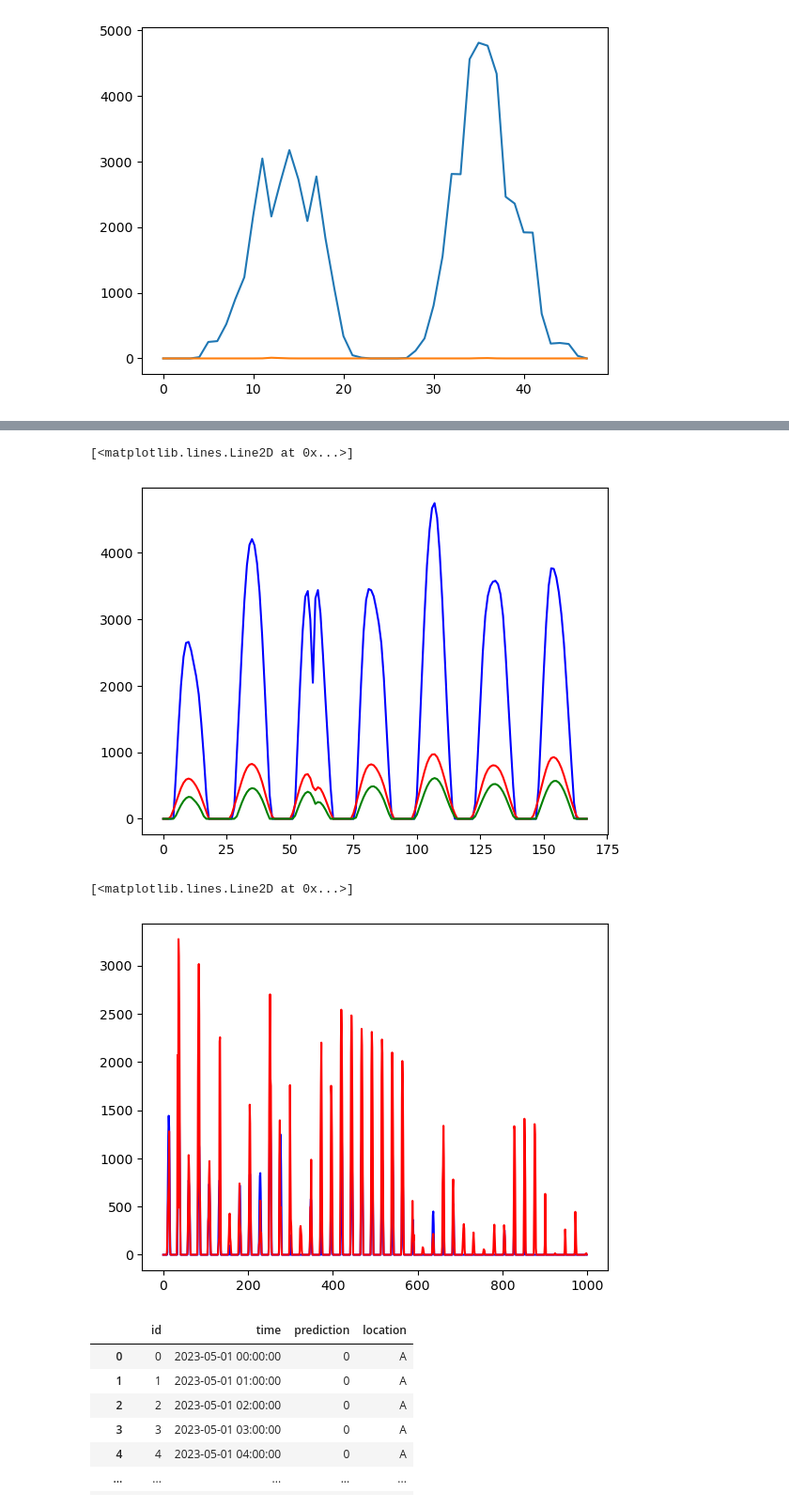
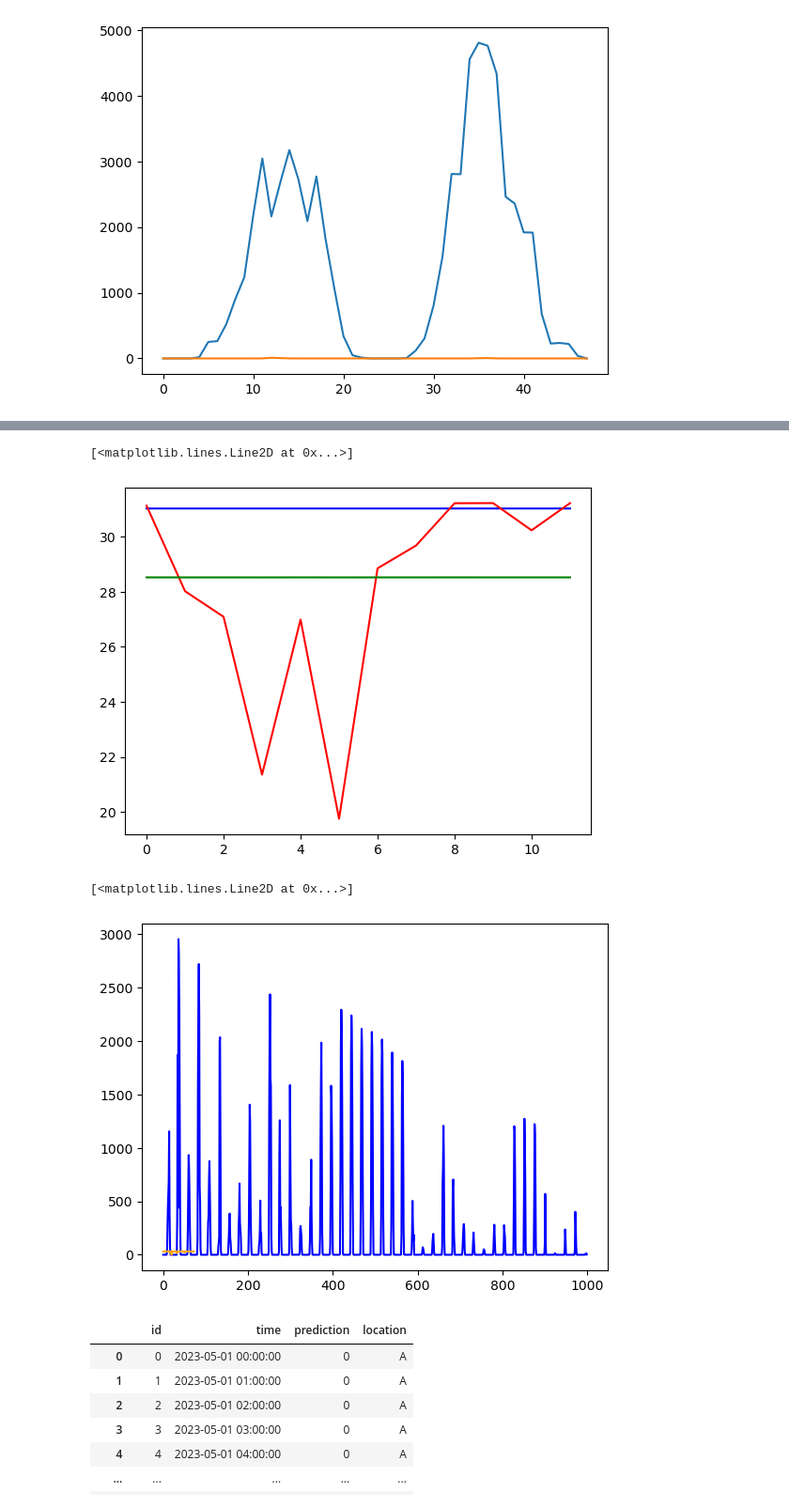
Before and after one commit to MartinSkatvedt/TDT4173-Machine-Learning, a Jupyter notebook: read_files.ipynb, the cells around one changed output, grey strips where cells are left out. Shown at 94% size. Saved outputs shown, nothing was run; the diff lists cells and outputs as text; code cells hidden in the pictures.

```diff
--- a/read_files.ipynb
+++ b/read_files.ipynb
@@ -336,7 +314,8 @@ test_c = batch(test_c)
 # %%
 lstm_model_a = tf.keras.models.Sequential([
+    tf.keras.layers.BatchNormalization(),
     tf.keras.layers.Bidirectional(
-        tf.keras.layers.LSTM(60, return_sequences=True, kernel_initializer='random_uniform',
+        tf.keras.layers.LSTM(60, return_sequences=True, kernel_initializer=tf.keras.initializers.GlorotNormal(),
                     bias_initializer='zeros')
     ),
     tf.keras.layers.Bidirectional(tf.keras.layers.LSTM(32, return_sequences=True, dropout=0.5)
@@ -445,24 +425,25 @@ pred_c_val = lstm_model_c.predict(val_c_x)
 # %%
-pred_a = pred_a.flatten() * a_max
-pred_b = pred_b.flatten() * b_max
-pred_c = pred_c.flatten() * c_max
+pred_a = pred_a.flatten() #* a_max
+pred_b = pred_b.flatten() #* b_max
+pred_c = pred_c.flatten() #* c_max
 
-pred_a_val = pred_a_val.flatten() * a_max
-pred_b_val = pred_b_val.flatten() * b_max
-pred_c_val = pred_c_val.flatten() * c_max
+pred_a_val = pred_a_val.flatten() #* a_max
+pred_b_val = pred_b_val.flatten() #* b_max
+pred_c_val = pred_c_val.flatten() #* c_max
 # %%
 plt.plot(pred_a[0:24*7], color="blue")
 plt.plot(pred_b[0:24*7], color="red")
 plt.plot(pred_c[0:24*7], color="green")
 # %% [output]
 [<matplotlib.lines.Line2D at 0x...>]
-[figure, old version]
+[figure, new version]
 # %%
-plt.plot(pred_a_val[:1000], color="blue")
-plt.plot(val_a_y.flatten()[:1000] * a_max, color="red")
+
+plt.plot(val_a_y.flatten()[:1000], color="blue")
+plt.plot(pred_a_val[:1000], color="orange")
 # %% [output]
 [<matplotlib.lines.Line2D at 0x...>]
-[figure, old version]
+[figure, new version]
 # %%
 test = pd.read_csv('test.csv')
 
```
Also changed, not shown: parts of 14 cells of this notebook.
